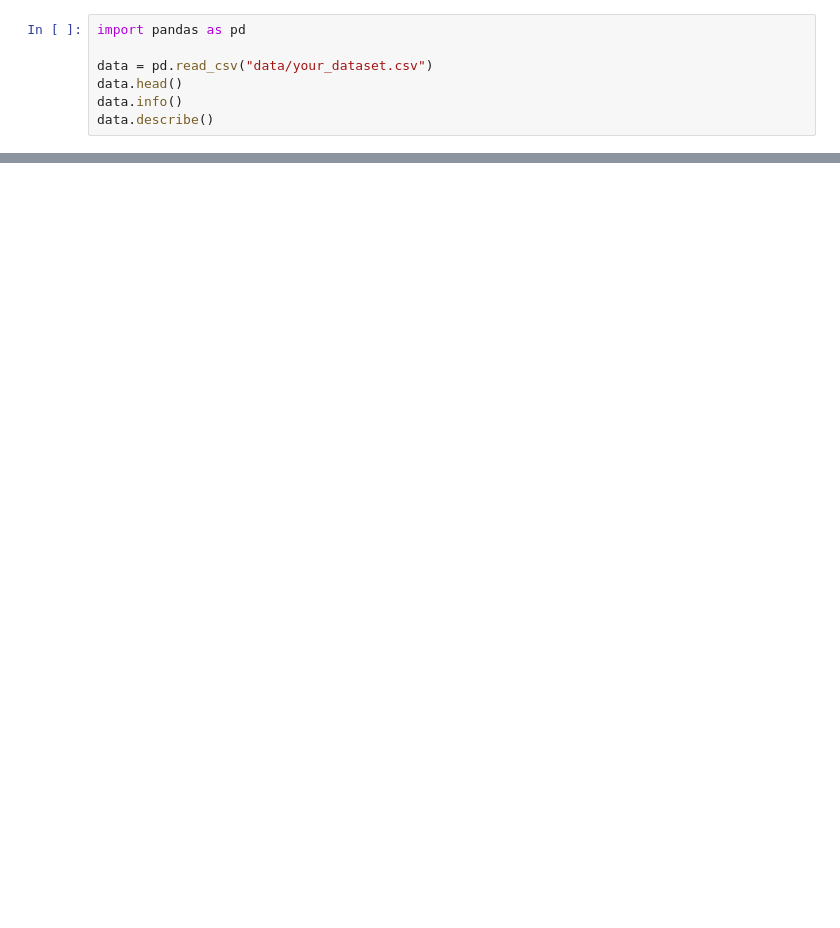
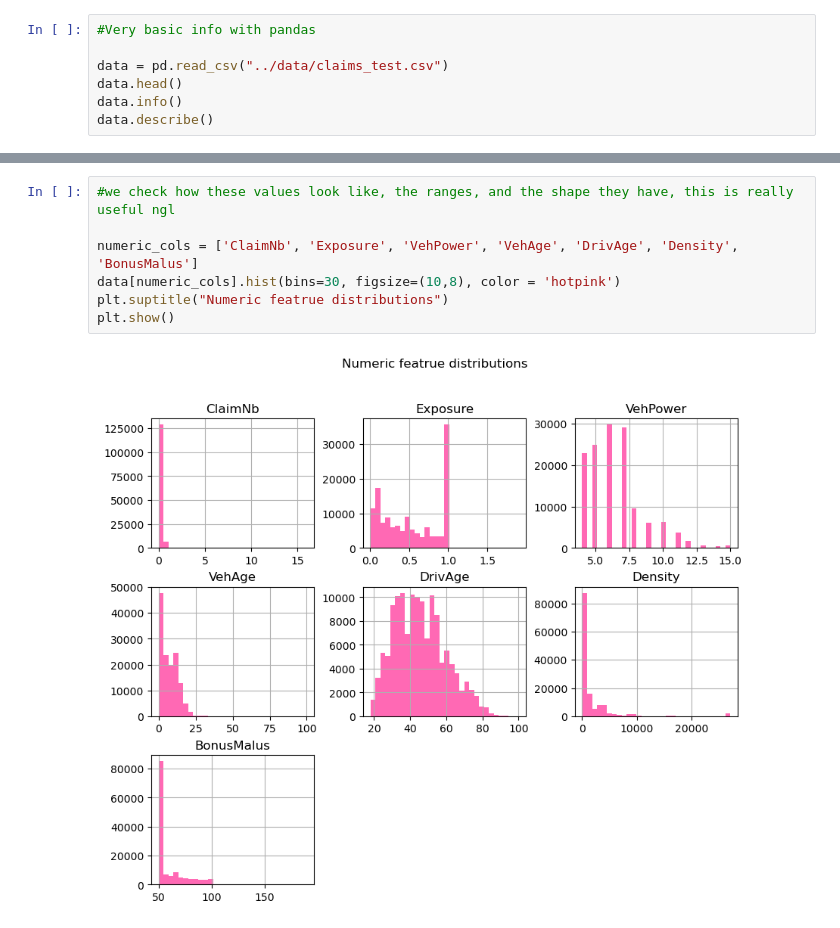
Before and after one commit to elenalinares/Machine_Learning_Final_Project, a Jupyter notebook: notebooks/01_eda.ipynb, the cells around one changed output, grey strips where cells are left out. Drawn from its saved outputs; the diff is of its cells as text; blank space fills up the shorter version.

Commit message:
data stuff

```diff
--- a/notebooks/01_eda.ipynb
+++ b/notebooks/01_eda.ipynb
@@ -3,7 +15,7 @@
 # %%
-import pandas as pd
+#Very basic info with pandas
 
-data = pd.read_csv("data/your_dataset.csv")
+data = pd.read_csv("../data/claims_test.csv")
 data.head()
 data.info()
 data.describe()
@@ -11,0 +82,9 @@ FileNotFoundError: [Errno 2] No such file or directory: 'data/your_dataset.csv'
+# %%
+#we check how these values look like, the ranges, and the shape they have, this is really useful ngl
+
+numeric_cols = ['ClaimNb', 'Exposure', 'VehPower', 'VehAge', 'DrivAge', 'Density', 'BonusMalus']
+data[numeric_cols].hist(bins=30, figsize=(10,8), color = 'hotpink')
+plt.suptitle("Numeric featrue distributions")
+plt.show()
+# %% [output]
+[figure, added]
```
Also changed, not shown: parts of 14 cells of this notebook.
